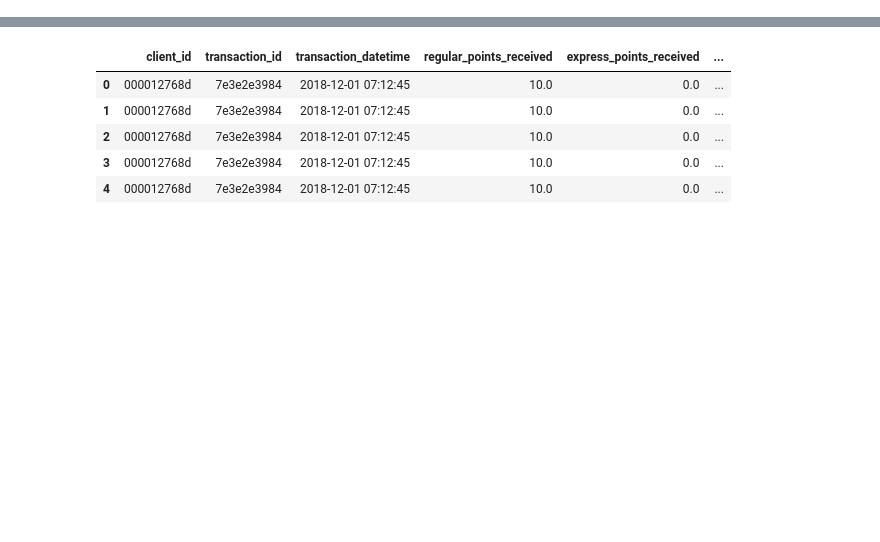
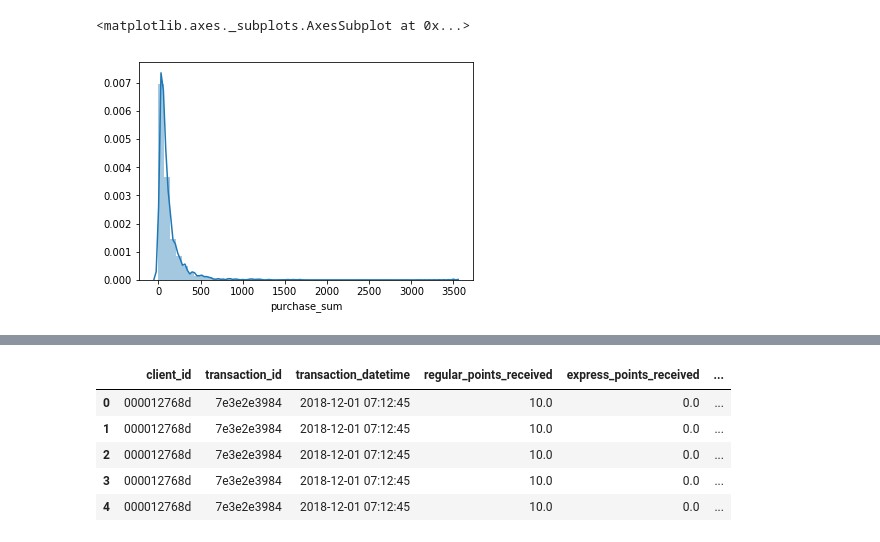
Before and after one commit to maximenkooo/UpliftModeling, a Jupyter notebook: UpliftModeling.ipynb, the cells around one changed output, grey strips where cells are left out. Cells and saved outputs as stored; diff of their text form; code cells hidden in the pictures; blank space fills up the shorter version.

```diff
--- a/UpliftModeling.ipynb
+++ b/UpliftModeling.ipynb
@@ -134,0 +264,6 @@ Decreased by 38.3%
+# %%
+sns.distplot(df_purchases.groupby(['client_id','transaction_id']).purchase_sum.mean().groupby(
+    'client_id').agg('min'))
+# %% [output]
+<matplotlib.axes._subplots.AxesSubplot at 0x...>
+[figure, added]
```
Also changed, not shown: parts of 74 cells of this notebook.
